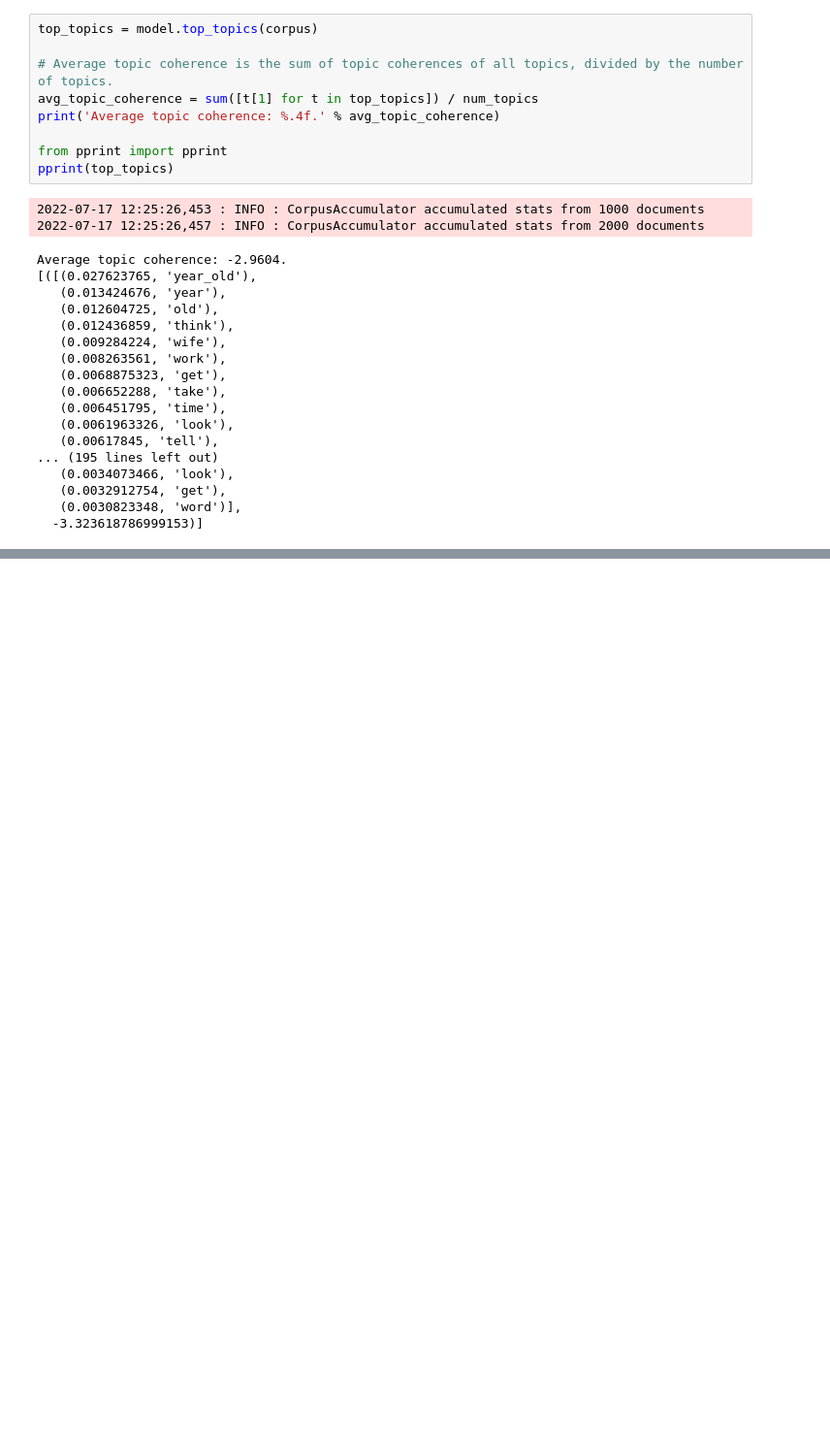
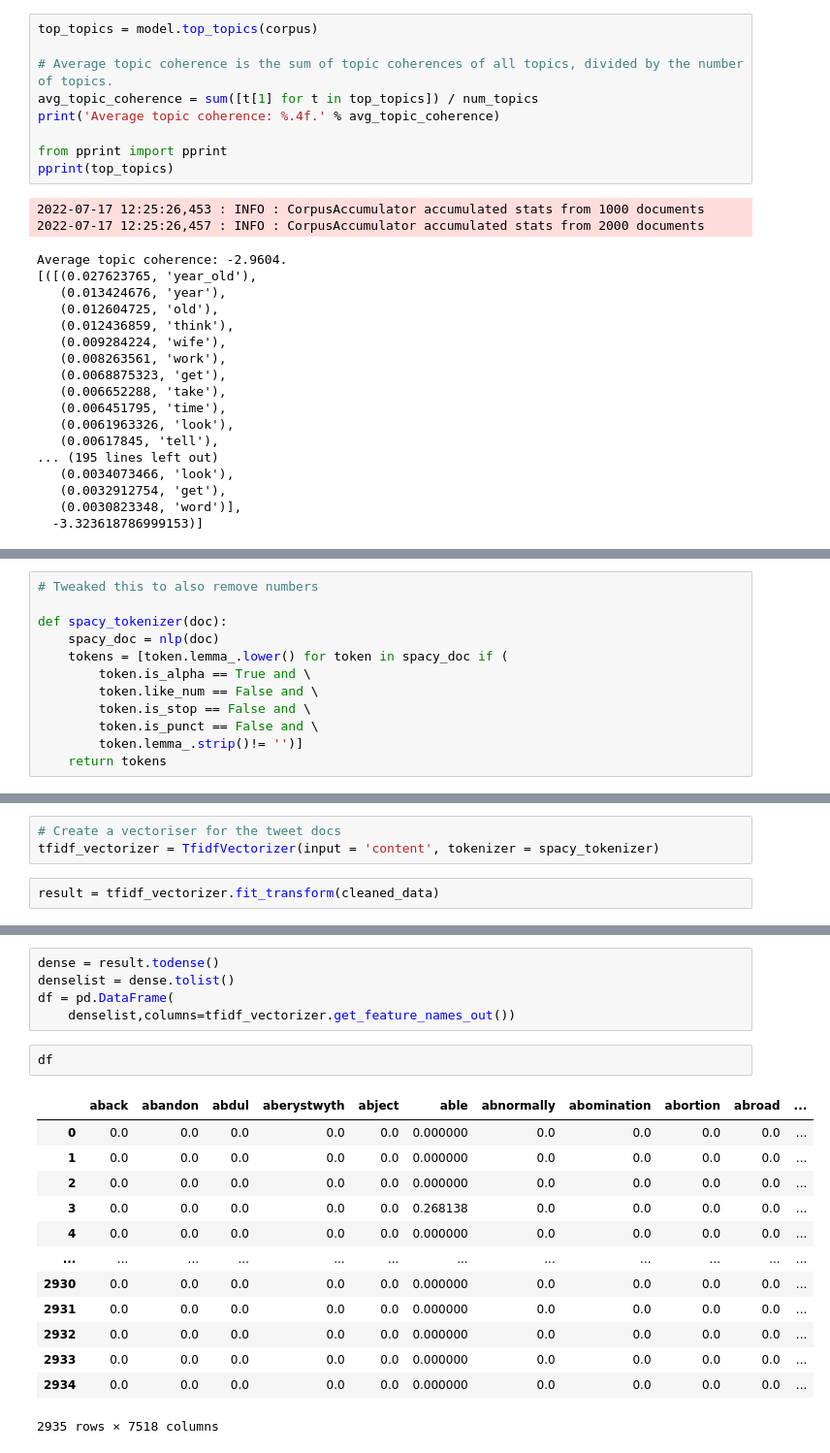
Before and after one commit to benhoyle/fess-upped, a Jupyter notebook: fess-upped.ipynb, the cells around one changed output, grey strips where cells are left out. Shown at 97% size. Drawn from its saved outputs; the diff is of its cells as text; blank space fills up the shorter version.

```diff
--- a/fess-upped.ipynb
+++ b/fess-upped.ipynb
@@ -413,0 +489,12 @@ These don't seem that informative
+# %%
+# Tweaked this to also remove numbers
+
+def spacy_tokenizer(doc):
+    spacy_doc = nlp(doc)
+    tokens = [token.lemma_.lower() for token in spacy_doc if (
+        token.is_alpha == True and \
+        token.like_num == False and \
+        token.is_stop == False and \
+        token.is_punct == False and \
+        token.lemma_.strip()!= '')]
+    return tokens
@@ -413,0 +503,5 @@ These don't seem that informative
+# %%
+# Create a vectoriser for the tweet docs
+tfidf_vectorizer = TfidfVectorizer(input = 'content', tokenizer = spacy_tokenizer)
+# %%
+result = tfidf_vectorizer.fit_transform(cleaned_data)
@@ -413,0 +533,21 @@ These don't seem that informative
+# %%
+dense = result.todense()
+denselist = dense.tolist()
+df = pd.DataFrame(
+    denselist,columns=tfidf_vectorizer.get_feature_names_out())
+# %%
+df
+# %% [output]
+|  | aback | abandon | abdul | aberystwyth | abject | able | abnormally | abomination | abortion | abroad | ... |
+| 0 | 0.0 | 0.0 | 0.0 | 0.0 | 0.0 | 0.000000 | 0.0 | 0.0 | 0.0 | 0.0 | ... |
+| 1 | 0.0 | 0.0 | 0.0 | 0.0 | 0.0 | 0.000000 | 0.0 | 0.0 | 0.0 | 0.0 | ... |
+| 2 | 0.0 | 0.0 | 0.0 | 0.0 | 0.0 | 0.000000 | 0.0 | 0.0 | 0.0 | 0.0 | ... |
+| 3 | 0.0 | 0.0 | 0.0 | 0.0 | 0.0 | 0.268138 | 0.0 | 0.0 | 0.0 | 0.0 | ... |
+| 4 | 0.0 | 0.0 | 0.0 | 0.0 | 0.0 | 0.000000 | 0.0 | 0.0 | 0.0 | 0.0 | ... |
+| ... | ... | ... | ... | ... | ... | ... | ... | ... | ... | ... | ... |
+| 2930 | 0.0 | 0.0 | 0.0 | 0.0 | 0.0 | 0.000000 | 0.0 | 0.0 | 0.0 | 0.0 | ... |
+| 2931 | 0.0 | 0.0 | 0.0 | 0.0 | 0.0 | 0.000000 | 0.0 | 0.0 | 0.0 | 0.0 | ... |
+| 2932 | 0.0 | 0.0 | 0.0 | 0.0 | 0.0 | 0.000000 | 0.0 | 0.0 | 0.0 | 0.0 | ... |
+| 2933 | 0.0 | 0.0 | 0.0 | 0.0 | 0.0 | 0.000000 | 0.0 | 0.0 | 0.0 | 0.0 | ... |
+| 2934 | 0.0 | 0.0 | 0.0 | 0.0 | 0.0 | 0.000000 | 0.0 | 0.0 | 0.0 | 0.0 | ... |
+2935 rows × 7518 columns
```
Also changed, not shown: parts of 18 cells of this notebook.
